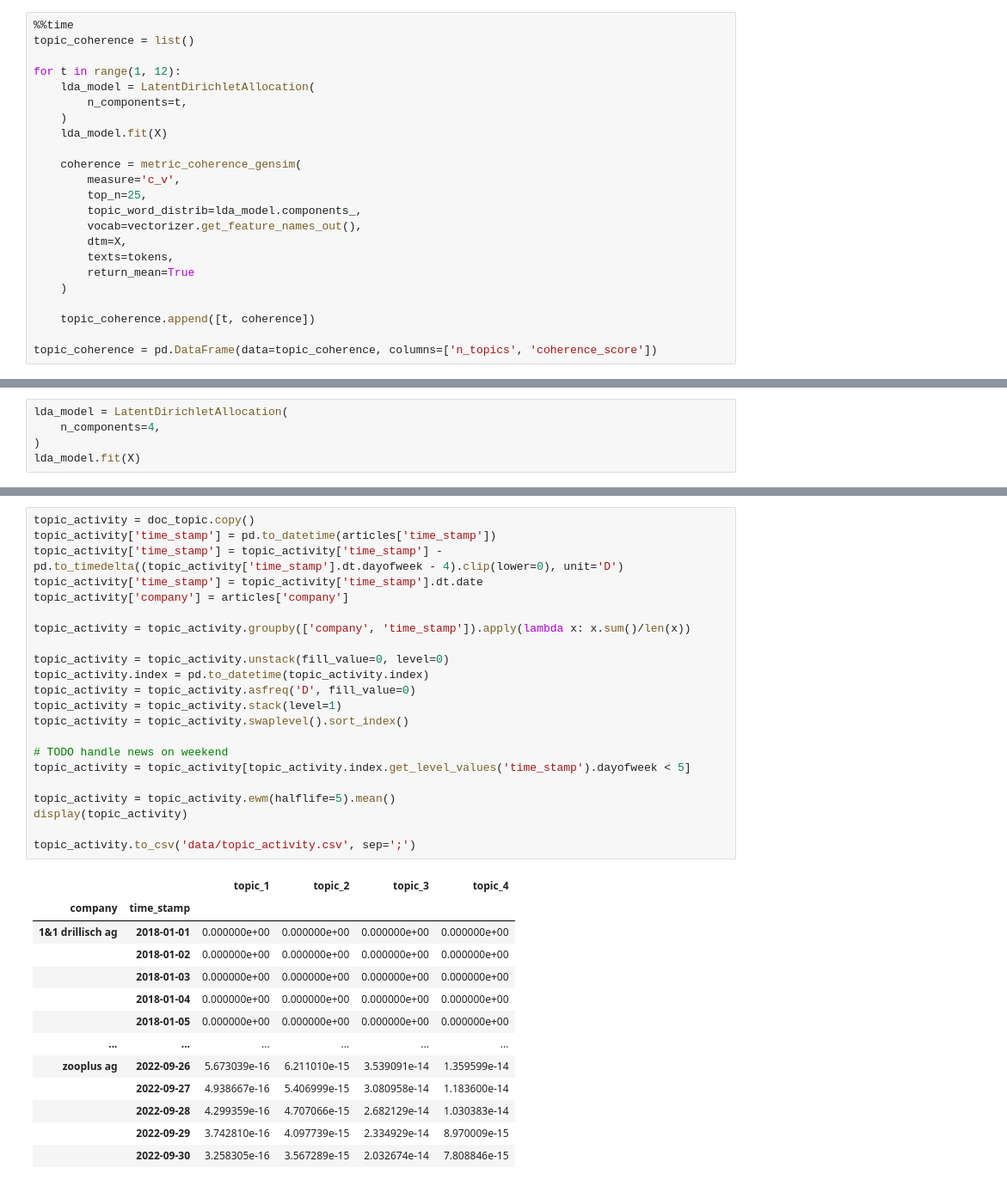
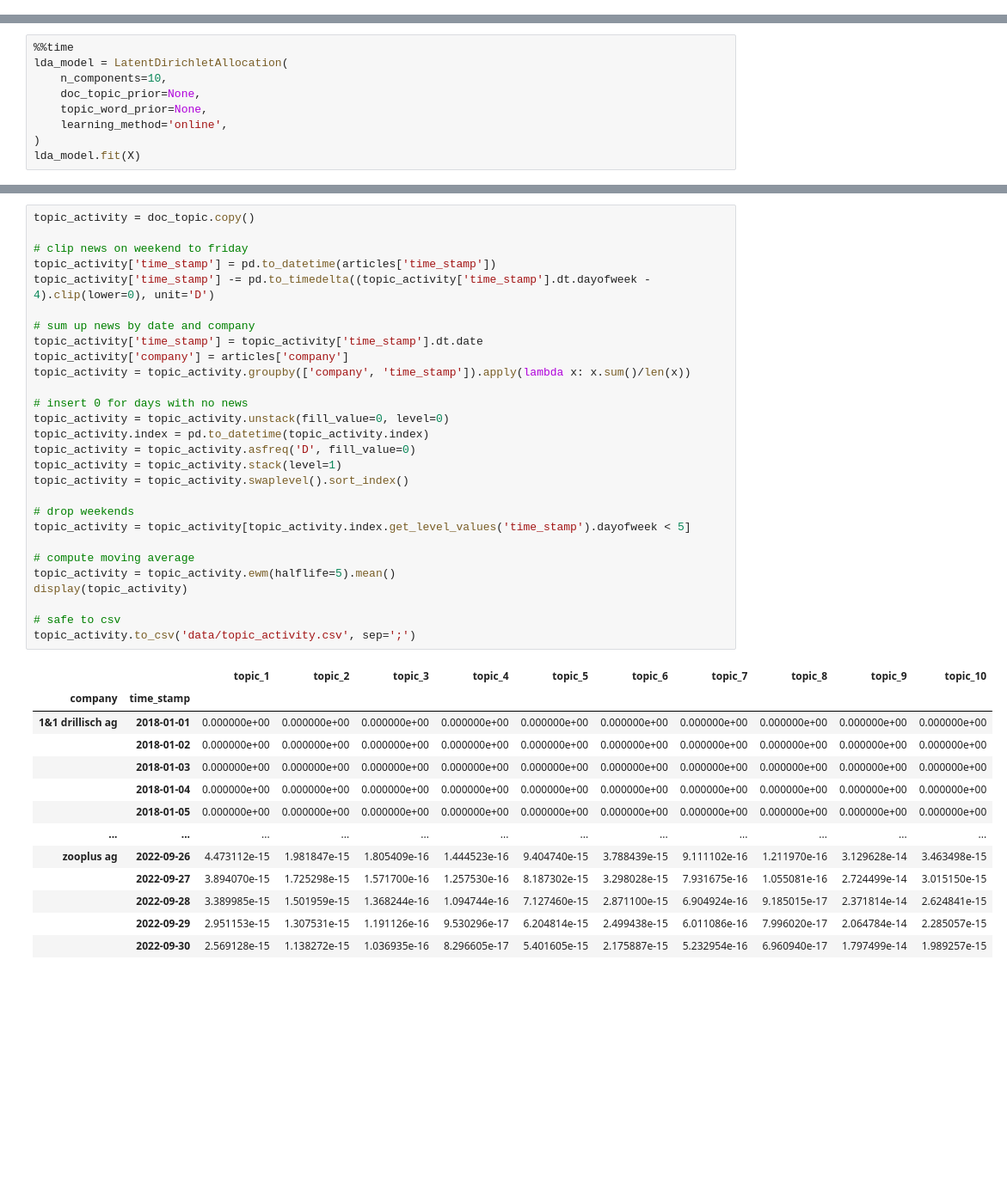
Before and after one commit to tim-roethig-db/masters-thesis, a Jupyter notebook: topic_modeling.ipynb, the cells around one changed output, grey strips where cells are left out. Shown at 86% size. Saved outputs shown, nothing was run; the diff lists cells and outputs as text; blank space fills up the shorter version.

```diff
--- a/topic_modeling.ipynb
+++ b/topic_modeling.ipynb
@@ -145,23 +146,0 @@ Wall time: 31min 33s
-# %%
-%%time
-topic_coherence = list()
-
-for t in range(1, 12):
-    lda_model = LatentDirichletAllocation(
-        n_components=t,
-    )
-    lda_model.fit(X)
-
-    coherence = metric_coherence_gensim(
-        measure='c_v',
-        top_n=25,
-        topic_word_distrib=lda_model.components_,
-        vocab=vectorizer.get_feature_names_out(),
-        dtm=X,
-        texts=tokens,
-        return_mean=True
-    )
-
-    topic_coherence.append([t, coherence])
-
-topic_coherence = pd.DataFrame(data=topic_coherence, columns=['n_topics', 'coherence_score'])
@@ -176,6 +196,10 @@ topic_coherence.plot(x='n_topics', y='coherence_score')
 # %%
+%%time
 lda_model = LatentDirichletAllocation(
-    n_components=4,
+    n_components=10,
+    doc_topic_prior=None,
+    topic_word_prior=None,
+    learning_method='online',
 )
 lda_model.fit(X)
 # %% [output]
@@ -230,36 +271,42 @@ for topic in topic_word.index:
 # %%
 topic_activity = doc_topic.copy()
+
+# clip news on weekend to friday
 topic_activity['time_stamp'] = pd.to_datetime(articles['time_stamp'])
-topic_activity['time_stamp'] = topic_activity['time_stamp'] - pd.to_timedelta((topic_activity['time_stamp'].dt.dayofweek - 4).clip(lower=0), unit='D')
+topic_activity['time_stamp'] -= pd.to_timedelta((topic_activity['time_stamp'].dt.dayofweek - 4).clip(lower=0), unit='D')
+
+# sum up news by date and company
 topic_activity['time_stamp'] = topic_activity['time_stamp'].dt.date
 topic_activity['company'] = articles['company']
-
 topic_activity = topic_activity.groupby(['company', 'time_stamp']).apply(lambda x: x.sum()/len(x))
 
+# insert 0 for days with no news
 topic_activity = topic_activity.unstack(fill_value=0, level=0)
 topic_activity.index = pd.to_datetime(topic_activity.index)
 topic_activity = topic_activity.asfreq('D', fill_value=0)
 topic_activity = topic_activity.stack(level=1)
 topic_activity = topic_activity.swaplevel().sort_index()
 
-# TODO handle news on weekend
+# drop weekends
 topic_activity = topic_activity[topic_activity.index.get_level_values('time_stamp').dayofweek < 5]
 
+# compute moving average
 topic_activity = topic_activity.ewm(halflife=5).mean()
 display(topic_activity)
 
+# safe to csv
 topic_activity.to_csv('data/topic_activity.csv', sep=';')
 # %% [output]
-|  |  | topic_1 | topic_2 | topic_3 | topic_4 |
-| company | time_stamp |  |  |  |  |
-| 1&1 drillisch ag | 2018-01-01 | 0.000000e+00 | 0.000000e+00 | 0.000000e+00 | 0.000000e+00 |
-|  | 2018-01-02 | 0.000000e+00 | 0.000000e+00 | 0.000000e+00 | 0.000000e+00 |
-|  | 2018-01-03 | 0.000000e+00 | 0.000000e+00 | 0.000000e+00 | 0.000000e+00 |
-|  | 2018-01-04 | 0.000000e+00 | 0.000000e+00 | 0.000000e+00 | 0.000000e+00 |
-|  | 2018-01-05 | 0.000000e+00 | 0.000000e+00 | 0.000000e+00 | 0.000000e+00 |
-| ... | ... | ... | ... | ... | ... |
-| zooplus ag | 2022-09-26 | 5.673039e-16 | 6.211010e-15 | 3.539091e-14 | 1.359599e-14 |
-|  | 2022-09-27 | 4.938667e-16 | 5.406999e-15 | 3.080958e-14 | 1.183600e-14 |
-|  | 2022-09-28 | 4.299359e-16 | 4.707066e-15 | 2.682129e-14 | 1.030383e-14 |
-|  | 2022-09-29 | 3.742810e-16 | 4.097739e-15 | 2.334929e-14 | 8.970009e-15 |
-|  | 2022-09-30 | 3.258305e-16 | 3.567289e-15 | 2.032674e-14 | 7.808846e-15 |
+|  |  | topic_1 | topic_2 | topic_3 | topic_4 | topic_5 | topic_6 | topic_7 | topic_8 | topic_9 | topic_10 |
+| company | time_stamp |  |  |  |  |  |  |  |  |  |  |
+| 1&1 drillisch ag | 2018-01-01 | 0.000000e+00 | 0.000000e+00 | 0.000000e+00 | 0.000000e+00 | 0.000000e+00 | 0.000000e+00 | 0.000000e+00 | 0.000000e+00 | 0.000000e+00 | 0.000000e+00 |
+|  | 2018-01-02 | 0.000000e+00 | 0.000000e+00 | 0.000000e+00 | 0.000000e+00 | 0.000000e+00 | 0.000000e+00 | 0.000000e+00 | 0.000000e+00 | 0.000000e+00 | 0.000000e+00 |
+|  | 2018-01-03 | 0.000000e+00 | 0.000000e+00 | 0.000000e+00 | 0.000000e+00 | 0.000000e+00 | 0.000000e+00 | 0.000000e+00 | 0.000000e+00 | 0.000000e+00 | 0.000000e+00 |
+|  | 2018-01-04 | 0.000000e+00 | 0.000000e+00 | 0.000000e+00 | 0.000000e+00 | 0.000000e+00 | 0.000000e+00 | 0.000000e+00 | 0.000000e+00 | 0.000000e+00 | 0.000000e+00 |
+|  | 2018-01-05 | 0.000000e+00 | 0.000000e+00 | 0.000000e+00 | 0.000000e+00 | 0.000000e+00 | 0.000000e+00 | 0.000000e+00 | 0.000000e+00 | 0.000000e+00 | 0.000000e+00 |
+| ... | ... | ... | ... | ... | ... | ... | ... | ... | ... | ... | ... |
+| zooplus ag | 2022-09-26 | 4.473112e-15 | 1.981847e-15 | 1.805409e-16 | 1.444523e-16 | 9.404740e-15 | 3.788439e-15 | 9.111102e-16 | 1.211970e-16 | 3.129628e-14 | 3.463498e-15 |
+|  | 2022-09-27 | 3.894070e-15 | 1.725298e-15 | 1.571700e-16 | 1.257530e-16 | 8.187302e-15 | 3.298028e-15 | 7.931675e-16 | 1.055081e-16 | 2.724499e-14 | 3.015150e-15 |
+|  | 2022-09-28 | 3.389985e-15 | 1.501959e-15 | 1.368244e-16 | 1.094744e-16 | 7.127460e-15 | 2.871100e-15 | 6.904924e-16 | 9.185015e-17 | 2.371814e-14 | 2.624841e-15 |
+|  | 2022-09-29 | 2.951153e-15 | 1.307531e-15 | 1.191126e-16 | 9.530296e-17 | 6.204814e-15 | 2.499438e-15 | 6.011086e-16 | 7.996020e-17 | 2.064784e-14 | 2.285057e-15 |
+|  | 2022-09-30 | 2.569128e-15 | 1.138272e-15 | 1.036935e-16 | 8.296605e-17 | 5.401605e-15 | 2.175887e-15 | 5.232954e-16 | 6.960940e-17 | 1.797499e-14 | 1.989257e-15 |
```
Also changed, not shown: parts of 12 cells of this notebook, 1 other file.
